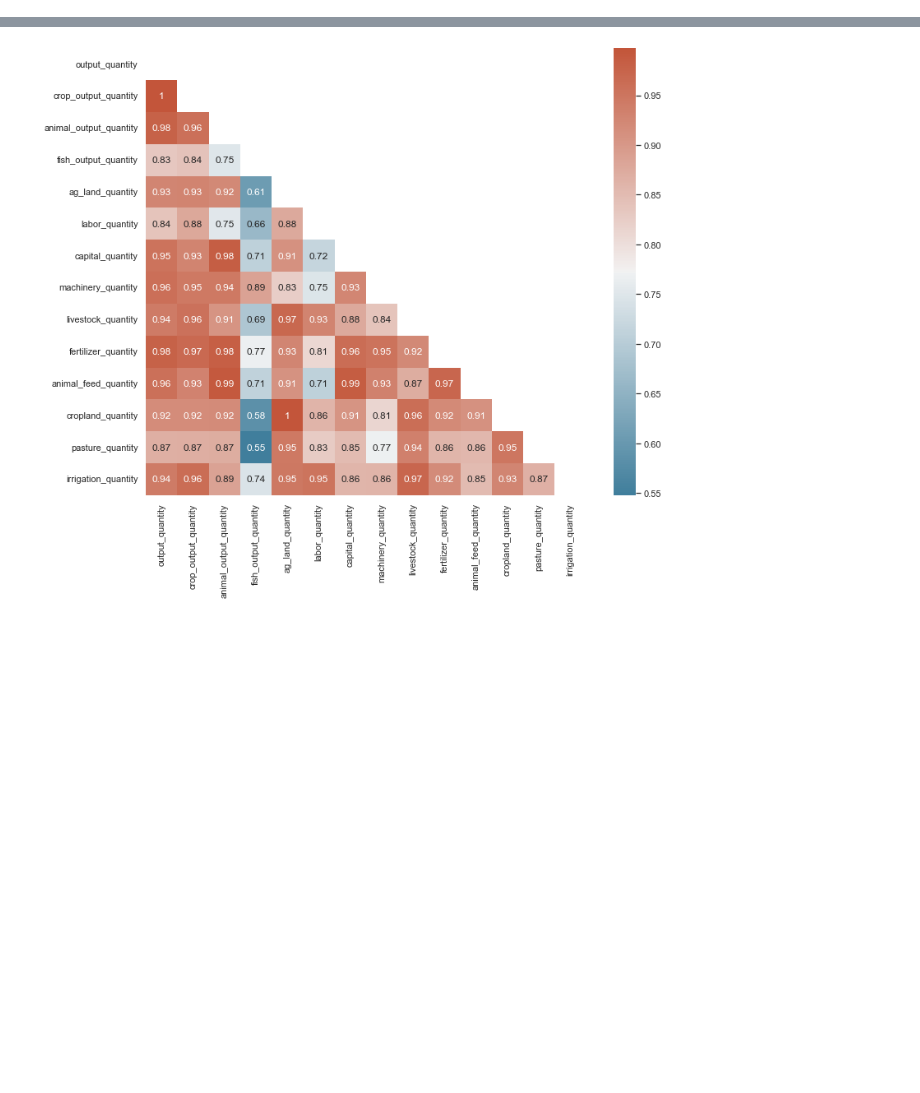
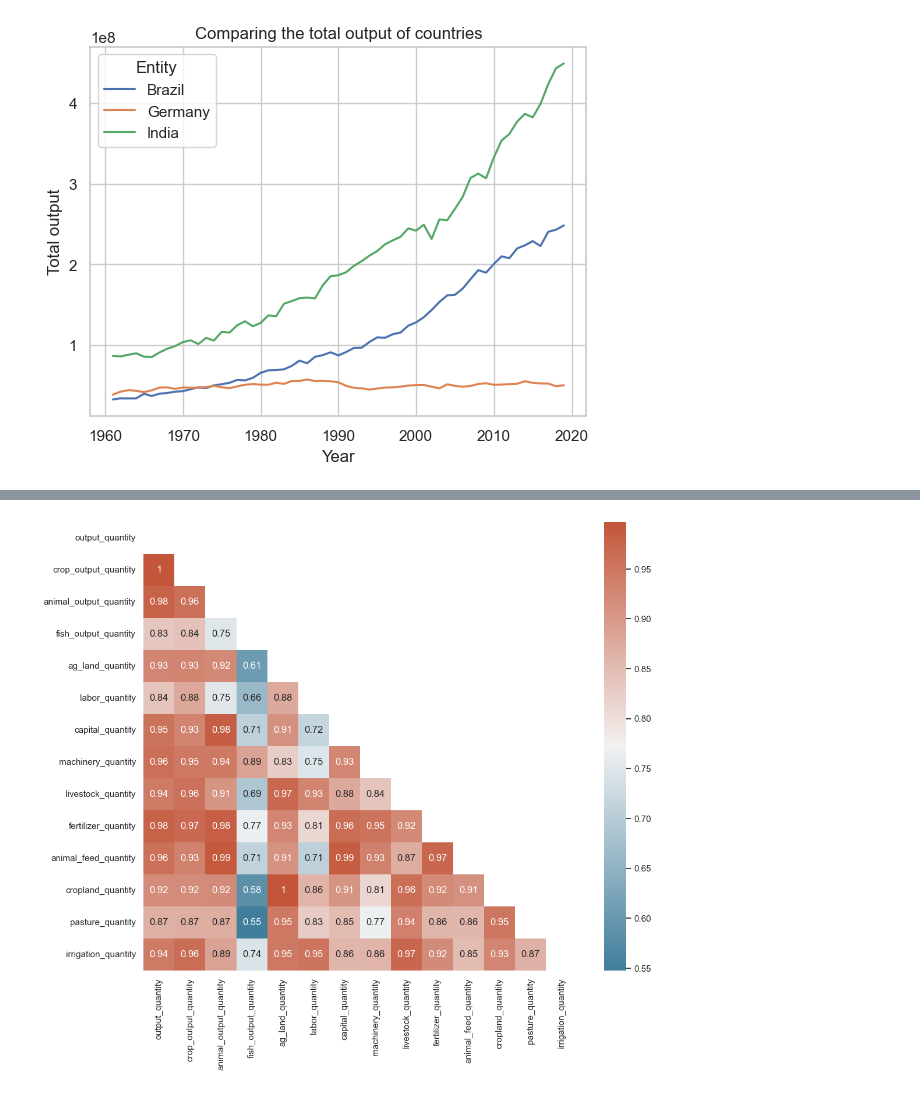
Before and after one commit to InesDew/NOVA-Agros, a Jupyter notebook: Showcase_group_16.ipynb, the cells around one changed output, grey strips where cells are left out. Saved outputs shown, nothing was run; the diff lists cells and outputs as text; code cells hidden in the pictures; blank space fills up the shorter version.

```diff
--- a/Showcase_group_16.ipynb
+++ b/Showcase_group_16.ipynb
@@ -47,0 +38,6 @@ obj.country_list()
+# %%
+# Method 5
+countries = ["Germany", "Brazil", "India"]
+obj.output_over_time(countries)
+# %% [output]
+[figure, added]
```
Also changed, not shown: parts of 13 cells of this notebook, 1 other file.
